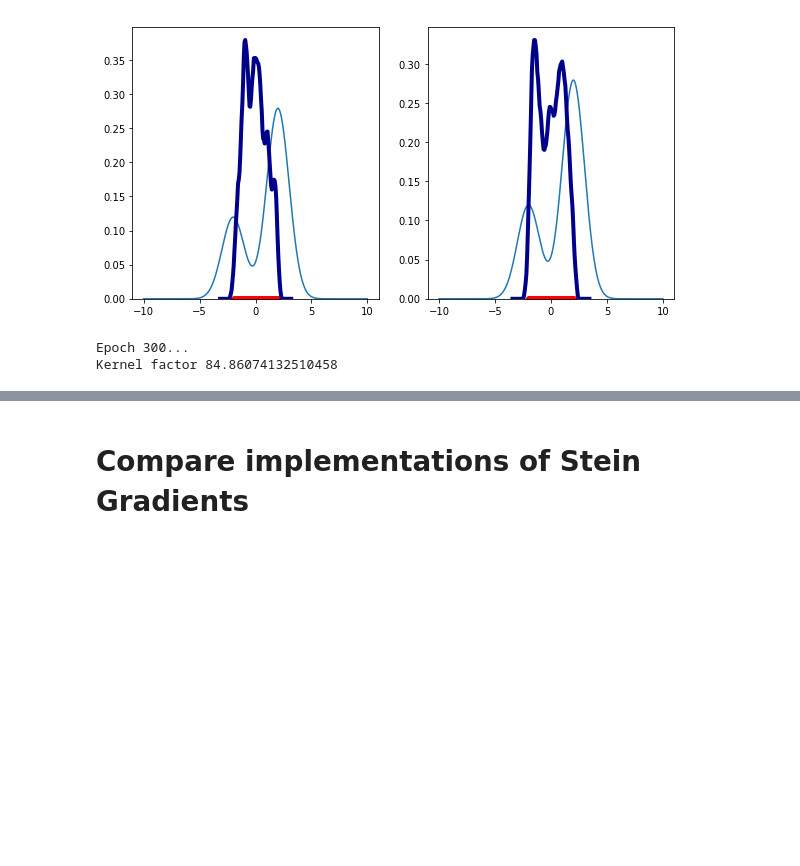
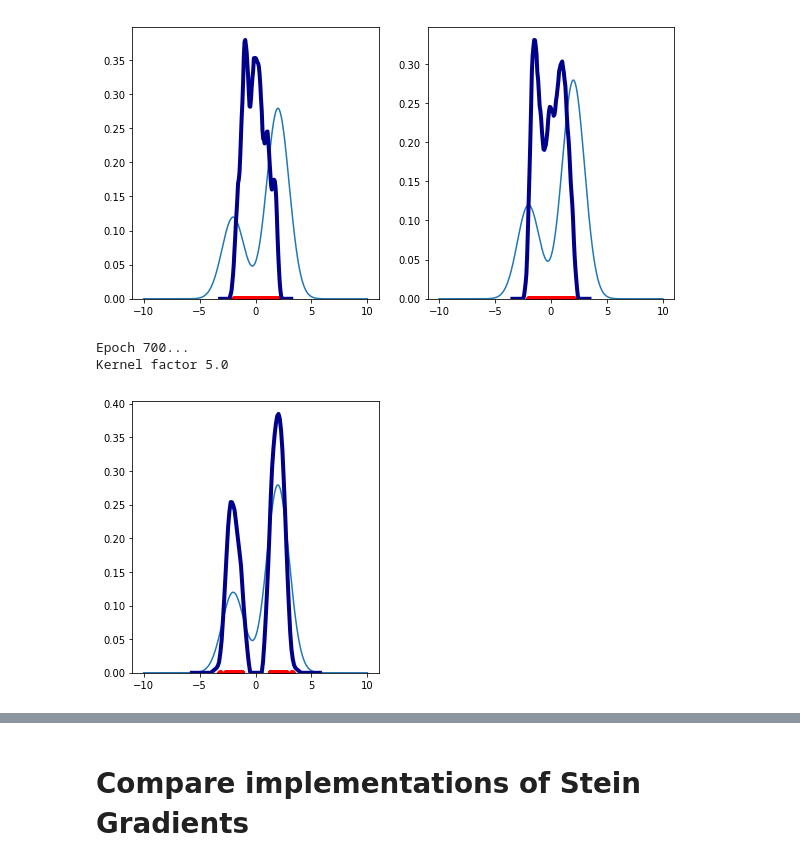
Before and after one commit to nakhodnov17/Samsung-Task, a Jupyter notebook: Stein Gradients/Stein Gradients.ipynb, the cells around one changed output, grey strips where cells are left out. Saved outputs shown, nothing was run; the diff lists cells and outputs as text; code cells hidden in the pictures; blank space fills up the shorter version.

Commit message:
implement imq and exp kernels. Fixes #1

```diff
--- a/Stein Gradients/Stein Gradients.ipynb
+++ b/Stein Gradients/Stein Gradients.ipynb
@@ -1537,25 +1558,26 @@ plot_projections(dm, use_real=False)
 # %% [output]
 [figure]
 # %%
-dm = DistributionMover(n_particles=100, n_dims=20, n_hidden_dims=10, use_latent=True)
+dm = DistributionMover(n_particles=100, n_dims=1, n_hidden_dims=1, use_latent=False)
 # %%
 %%time
 
 for _ in range(3000):
     try:
-        dm.update_latent(h_type=1)
+        dm.update_latent(h_type=5., kernel_type='exp')
 
         if _ % 100 == 0:
             clear_output()
             sys.stdout.write('\rEpoch {0}...\nKernel factor {1}'.format(_, dm.h))
 
             plot_projections(dm, use_real=True, kernel='tri')
             plot_projections(dm, use_real=False, kernel='tri')
 
             plt.pause(1e-300)
 
     except KeyboardInterrupt:
         break
 # %% [output]
-Epoch 300...
-Kernel factor 84.86074132510458
+Epoch 700...
+Kernel factor 5.0
+[figure, added]
```
Also changed, not shown: parts of 3 cells of this notebook.
